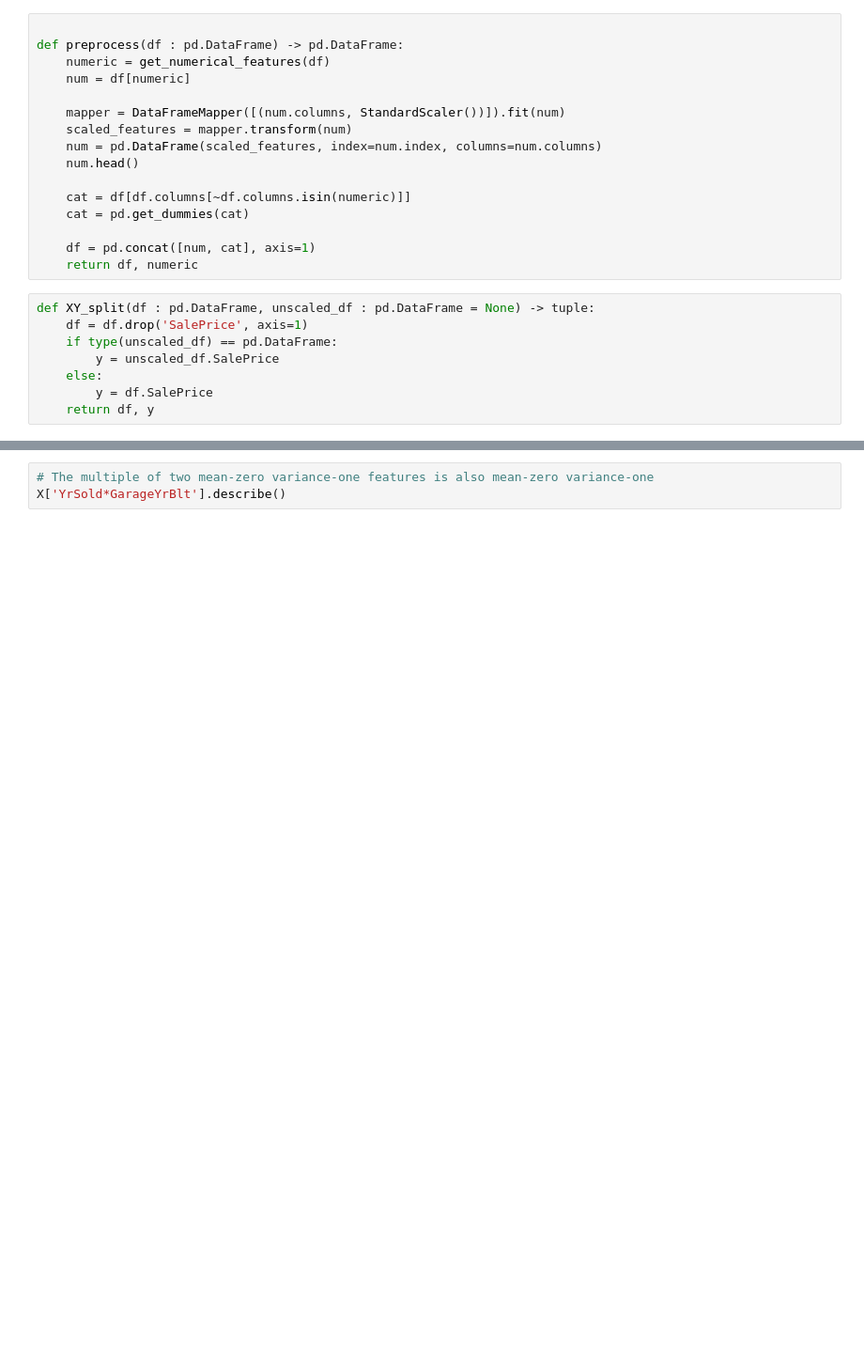
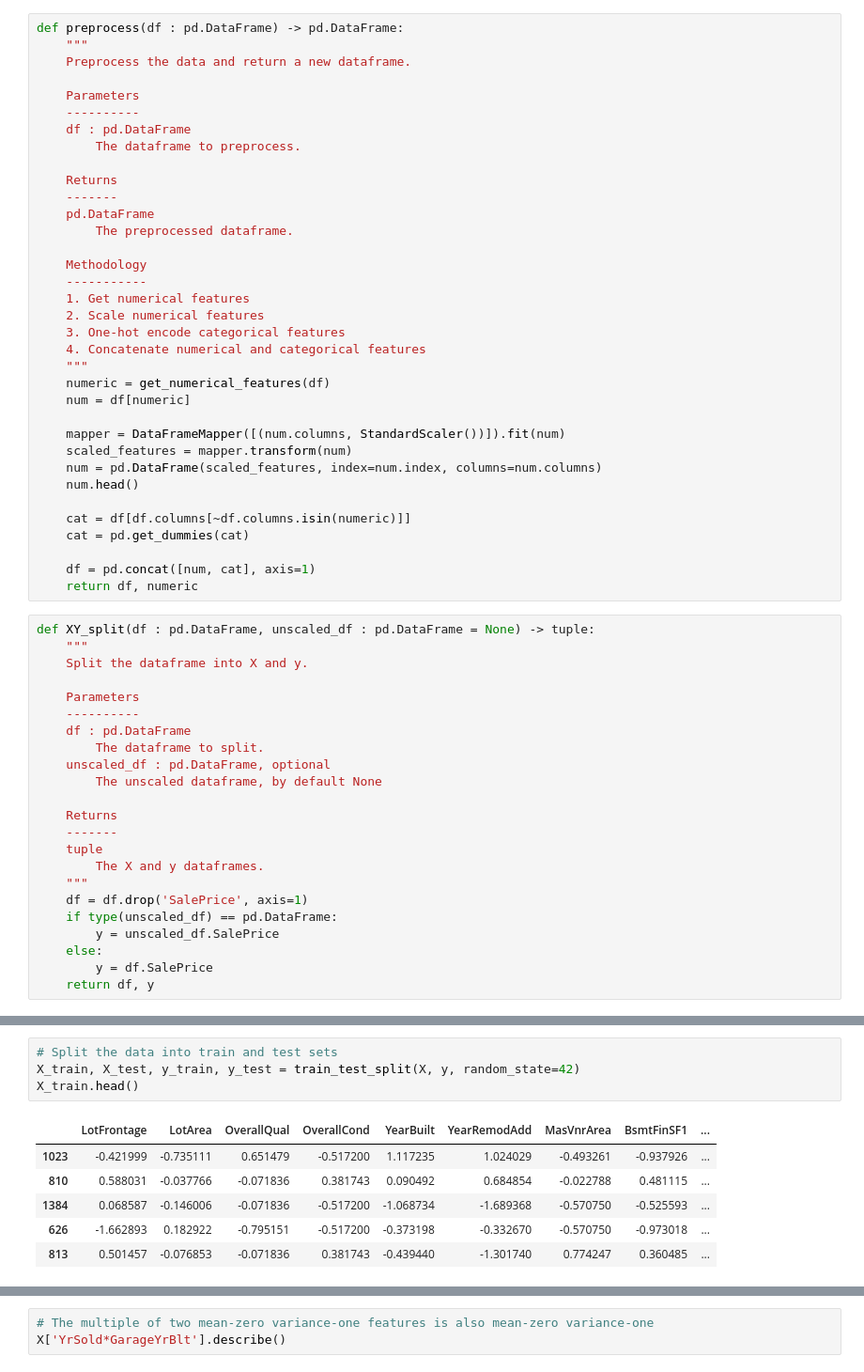
Before and after one commit to sethjpete/KaggleComp, a Jupyter notebook: kaggle.ipynb, the cells around one changed output, grey strips where cells are left out. Shown: that part at 94% size. Drawn from its saved outputs; the diff is of its cells as text; blank space fills up the shorter version.

```diff
--- a/kaggle.ipynb
+++ b/kaggle.ipynb
@@ -98,8 +145,27 @@ def get_numerical_features(df : pd.DataFrame) -> list:
             numeric.append(i)
     return numeric
 # %%
+def preprocess(df : pd.DataFrame) -> pd.DataFrame:
+    """
+    Preprocess the data and return a new dataframe.
 
-def preprocess(df : pd.DataFrame) -> pd.DataFrame:
+    Parameters
+    ----------
+    df : pd.DataFrame
+        The dataframe to preprocess.
+
+    Returns
+    -------
+    pd.DataFrame
+        The preprocessed dataframe.
+
+    Methodology
+    -----------
+    1. Get numerical features
+    2. Scale numerical features
+    3. One-hot encode categorical features
+    4. Concatenate numerical and categorical features
+    """
     numeric = get_numerical_features(df)
     num = df[numeric]
 
@@ -115,6 +181,21 @@ def preprocess(df : pd.DataFrame) -> pd.DataFrame:
     return df, numeric
 # %%
 def XY_split(df : pd.DataFrame, unscaled_df : pd.DataFrame = None) -> tuple:
+    """
+    Split the dataframe into X and y.
+
+    Parameters
+    ----------
+    df : pd.DataFrame
+        The dataframe to split.
+    unscaled_df : pd.DataFrame, optional
+        The unscaled dataframe, by default None
+
+    Returns
+    -------
+    tuple
+        The X and y dataframes.
+    """
     df = df.drop('SalePrice', axis=1)
     if type(unscaled_df) == pd.DataFrame:
         y = unscaled_df.SalePrice
@@ -186,0 +291,11 @@ Progress: 34/34
+# %%
+# Split the data into train and test sets
+X_train, X_test, y_train, y_test = train_test_split(X, y, random_state=42)
+X_train.head()
+# %% [output]
+|  | LotFrontage | LotArea | OverallQual | OverallCond | YearBuilt | YearRemodAdd | MasVnrArea | BsmtFinSF1 | ... |
+| 1023 | -0.421999 | -0.735111 | 0.651479 | -0.517200 | 1.117235 | 1.024029 | -0.493261 | -0.937926 | ... |
+| 810 | 0.588031 | -0.037766 | -0.071836 | 0.381743 | 0.090492 | 0.684854 | -0.022788 | 0.481115 | ... |
+| 1384 | 0.068587 | -0.146006 | -0.071836 | -0.517200 | -1.068734 | -1.689368 | -0.570750 | -0.525593 | ... |
+| 626 | -1.662893 | 0.182922 | -0.795151 | -0.517200 | -0.373198 | -0.332670 | -0.570750 | -0.973018 | ... |
+| 813 | 0.501457 | -0.076853 | -0.071836 | 0.381743 | -0.439440 | -1.301740 | 0.774247 | 0.360485 | ... |
```
Also changed, not shown: parts of 24 cells of this notebook, 3 other files.
